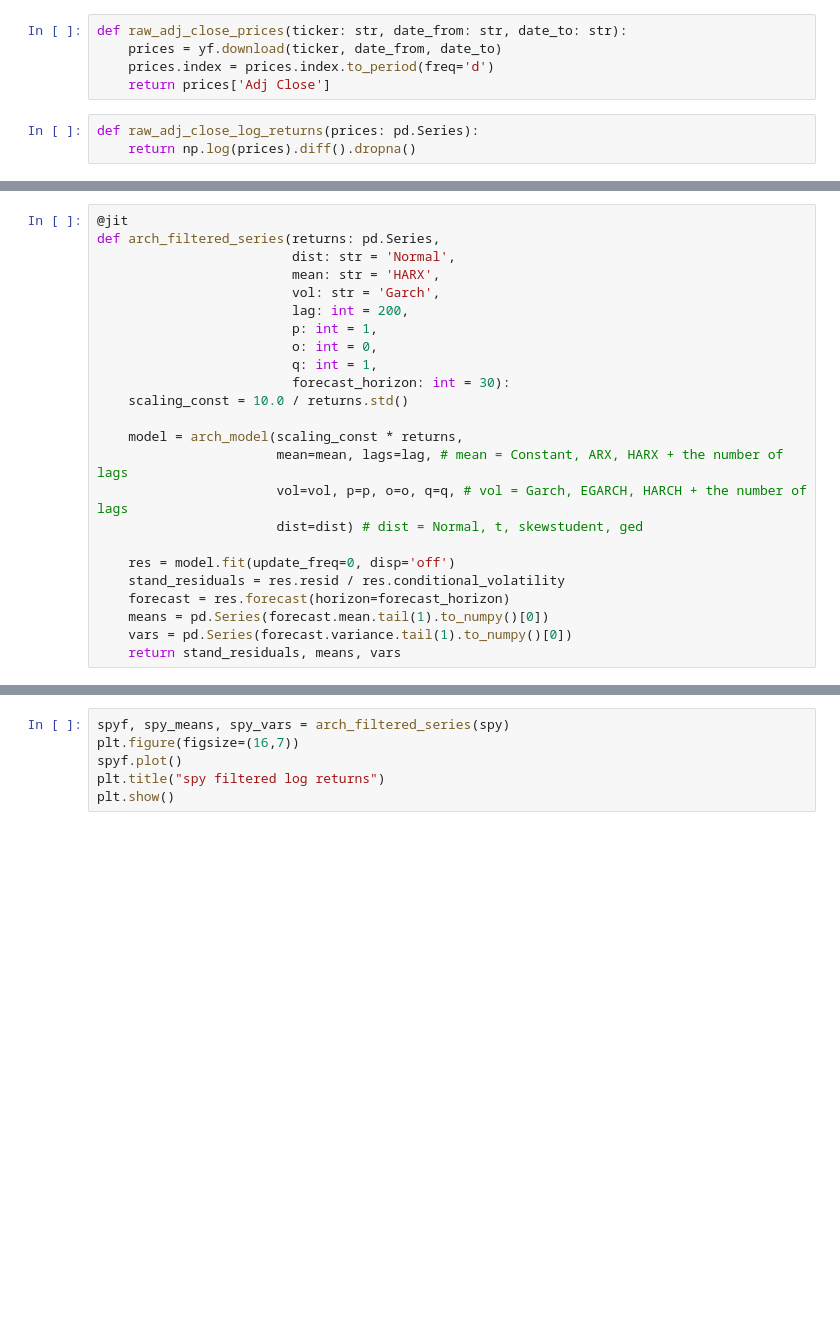
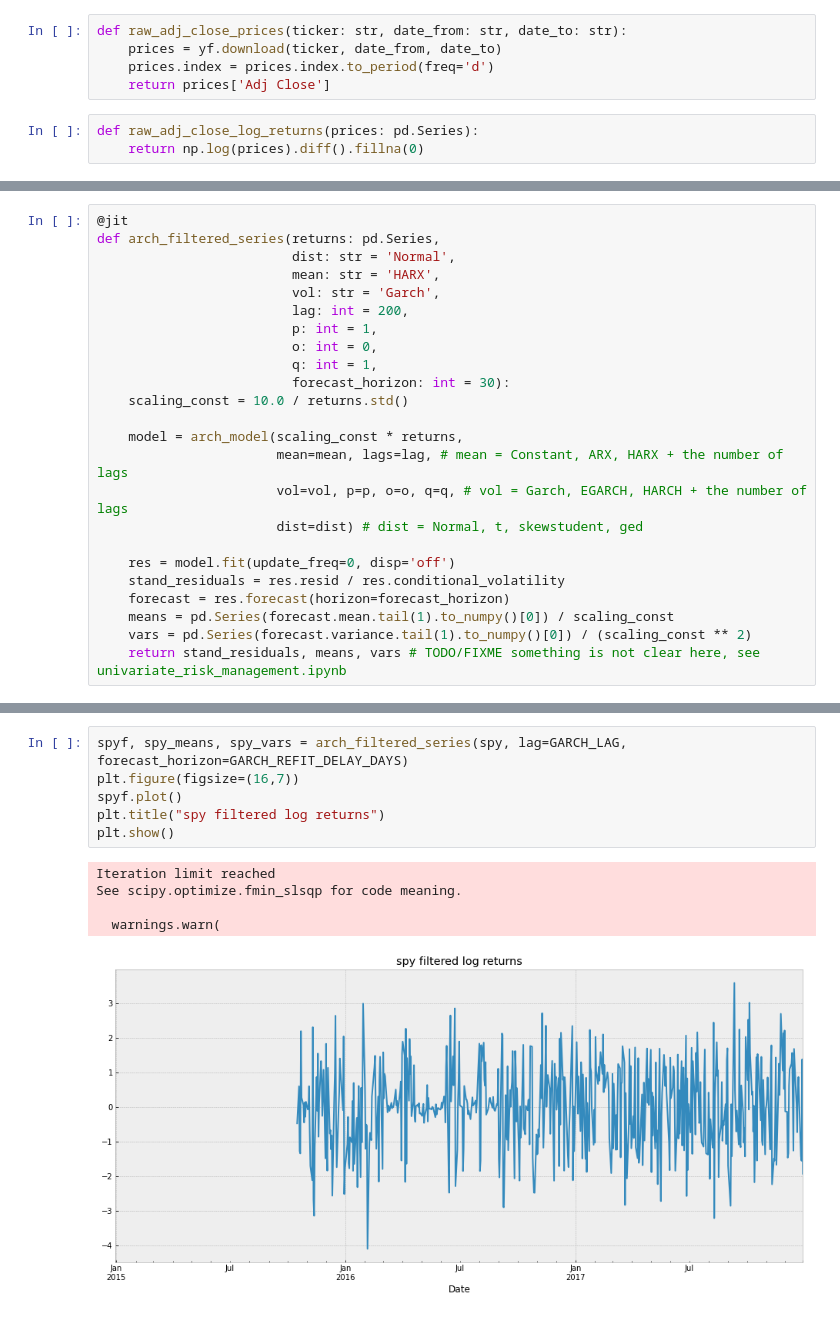
Before and after one commit to krems/cmf_case_1_week, a Jupyter notebook: blah-blah.ipynb, the cells around one changed output, grey strips where cells are left out. Saved outputs shown, nothing was run; the diff lists cells and outputs as text; blank space fills up the shorter version.

```diff
--- a/blah-blah.ipynb
+++ b/blah-blah.ipynb
@@ -36,6 +27,6 @@ def raw_adj_close_prices(ticker: str, date_from: str, date_to: str):
     return prices['Adj Close']
 # %%
 def raw_adj_close_log_returns(prices: pd.Series):
-    return np.log(prices).diff().dropna()
+    return np.log(prices).diff().fillna(0)
 # %%
 def beta(market: pd.Series, single_stock: pd.Series, lag: int = 252):
@@ -63,6 +52,6 @@ def arch_filtered_series(returns: pd.Series,
     res = model.fit(update_freq=0, disp='off')
     stand_residuals = res.resid / res.conditional_volatility
     forecast = res.forecast(horizon=forecast_horizon)
-    means = pd.Series(forecast.mean.tail(1).to_numpy()[0])
-    vars = pd.Series(forecast.variance.tail(1).to_numpy()[0])
-    return stand_residuals, means, vars
+    means = pd.Series(forecast.mean.tail(1).to_numpy()[0]) / scaling_const
+    vars = pd.Series(forecast.variance.tail(1).to_numpy()[0]) / (scaling_const ** 2)
+    return stand_residuals, means, vars # TODO/FIXME something is not clear here, see univariate_risk_management.ipynb
@@ -99,9 +158,15 @@ plt.show()
 # %%
-spyf, spy_means, spy_vars = arch_filtered_series(spy)
+spyf, spy_means, spy_vars = arch_filtered_series(spy, lag=GARCH_LAG, forecast_horizon=GARCH_REFIT_DELAY_DAYS)
 plt.figure(figsize=(16,7))
 spyf.plot()
 plt.title("spy filtered log returns")
 plt.show()
+# %% [output]
+Iteration limit reached
+See scipy.optimize.fmin_slsqp for code meaning.
+
+  warnings.warn(
+[figure, added]
 # %%
 spy_means.plot()
 plt.show()
```
Also changed, not shown: parts of 40 cells of this notebook, 1 other file.
